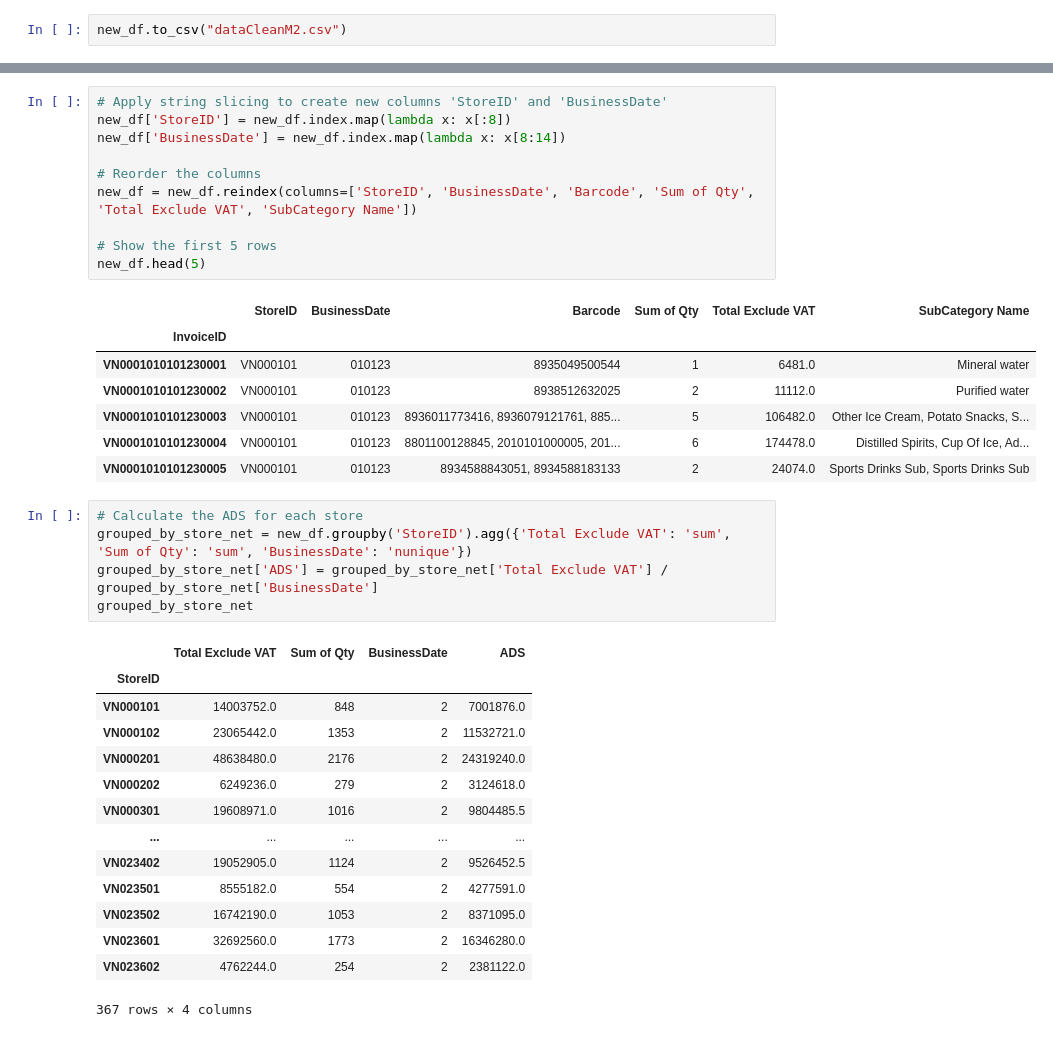
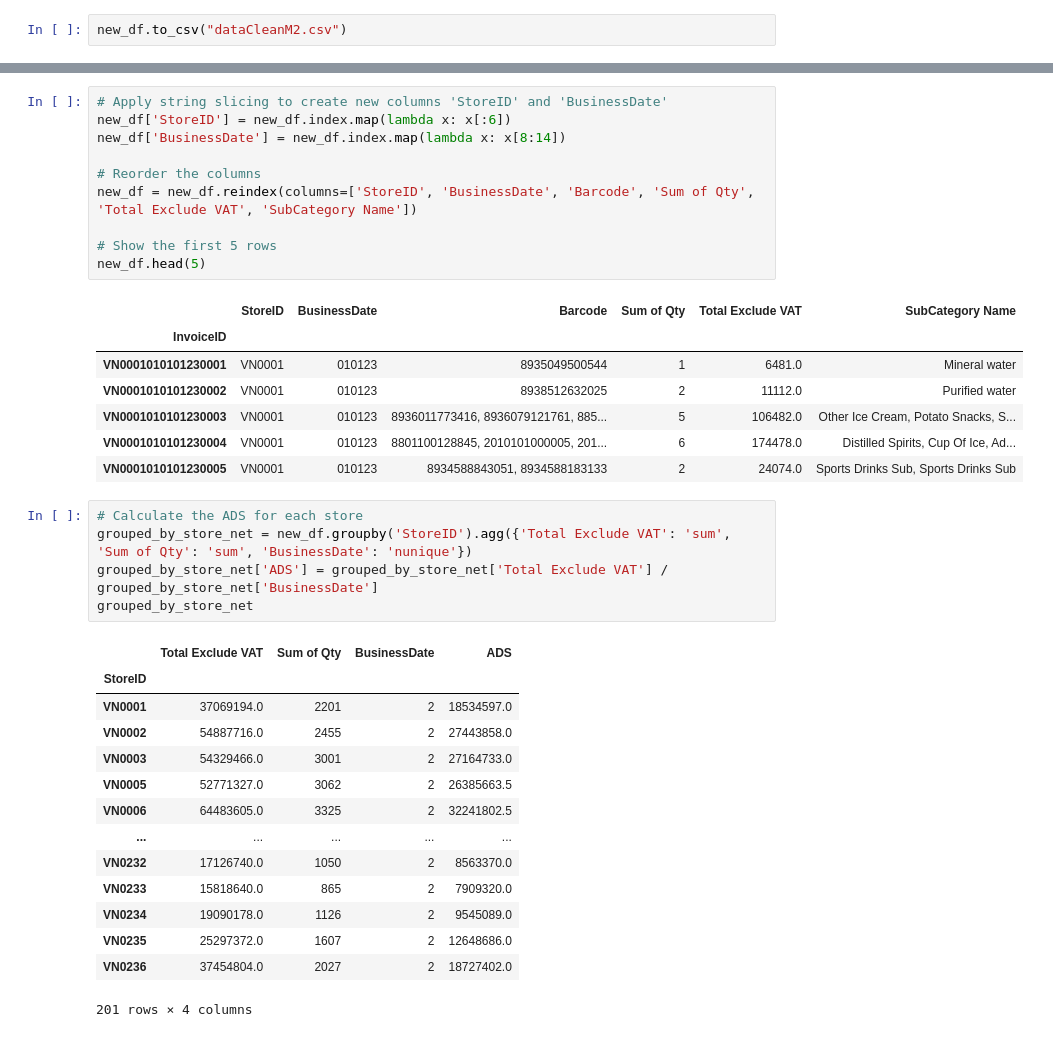
Before and after one commit to TrieuPH/python, a Jupyter notebook: Python/data/Basket-Analysis.ipynb, the cells around one changed output, grey strips where cells are left out. Cells and saved outputs as stored; diff of their text form.

```diff
--- a/Python/data/Basket-Analysis.ipynb
+++ b/Python/data/Basket-Analysis.ipynb
@@ -215,21 +215,21 @@ grouped_data.plot(kind='bar', figsize=(10, 5), rot=0)
 # %%
 # Apply string slicing to create new columns 'StoreID' and 'BusinessDate'
-new_df['StoreID'] = new_df.index.map(lambda x: x[:8])
+new_df['StoreID'] = new_df.index.map(lambda x: x[:6])
 new_df['BusinessDate'] = new_df.index.map(lambda x: x[8:14])
 
 # Reorder the columns
 new_df = new_df.reindex(columns=['StoreID', 'BusinessDate', 'Barcode', 'Sum of Qty', 'Total Exclude VAT', 'SubCategory Name'])
 
 # Show the first 5 rows
 new_df.head(5)
 # %% [output]
 |  | StoreID | BusinessDate | Barcode | Sum of Qty | Total Exclude VAT | SubCategory Name |
 | InvoiceID |  |  |  |  |  |  |
-| VN0001010101230001 | VN000101 | 010123 | 8935049500544 | 1 | 6481.0 | Mineral water |
-| VN0001010101230002 | VN000101 | 010123 | 8938512632025 | 2 | 11112.0 | Purified water |
-| VN0001010101230003 | VN000101 | 010123 | 8936011773416, 8936079121761, 885... | 5 | 106482.0 | Other Ice Cream, Potato Snacks, S... |
-| VN0001010101230004 | VN000101 | 010123 | 8801100128845, 2010101000005, 201... | 6 | 174478.0 | Distilled Spirits, Cup Of Ice, Ad... |
-| VN0001010101230005 | VN000101 | 010123 | 8934588843051, 8934588183133 | 2 | 24074.0 | Sports Drinks Sub, Sports Drinks Sub |
+| VN0001010101230001 | VN0001 | 010123 | 8935049500544 | 1 | 6481.0 | Mineral water |
+| VN0001010101230002 | VN0001 | 010123 | 8938512632025 | 2 | 11112.0 | Purified water |
+| VN0001010101230003 | VN0001 | 010123 | 8936011773416, 8936079121761, 885... | 5 | 106482.0 | Other Ice Cream, Potato Snacks, S... |
+| VN0001010101230004 | VN0001 | 010123 | 8801100128845, 2010101000005, 201... | 6 | 174478.0 | Distilled Spirits, Cup Of Ice, Ad... |
+| VN0001010101230005 | VN0001 | 010123 | 8934588843051, 8934588183133 | 2 | 24074.0 | Sports Drinks Sub, Sports Drinks Sub |
 # %%
 # Calculate the ADS for each store
 grouped_by_store_net = new_df.groupby('StoreID').agg({'Total Exclude VAT': 'sum', 'Sum of Qty': 'sum', 'BusinessDate': 'nunique'})
@@ -238,15 +238,15 @@ grouped_by_store_net
 # %% [output]
 |  | Total Exclude VAT | Sum of Qty | BusinessDate | ADS |
 | StoreID |  |  |  |  |
-| VN000101 | 14003752.0 | 848 | 2 | 7001876.0 |
-| VN000102 | 23065442.0 | 1353 | 2 | 11532721.0 |
-| VN000201 | 48638480.0 | 2176 | 2 | 24319240.0 |
-| VN000202 | 6249236.0 | 279 | 2 | 3124618.0 |
-| VN000301 | 19608971.0 | 1016 | 2 | 9804485.5 |
+| VN0001 | 37069194.0 | 2201 | 2 | 18534597.0 |
+| VN0002 | 54887716.0 | 2455 | 2 | 27443858.0 |
+| VN0003 | 54329466.0 | 3001 | 2 | 27164733.0 |
+| VN0005 | 52771327.0 | 3062 | 2 | 26385663.5 |
+| VN0006 | 64483605.0 | 3325 | 2 | 32241802.5 |
 | ... | ... | ... | ... | ... |
-| VN023402 | 19052905.0 | 1124 | 2 | 9526452.5 |
-| VN023501 | 8555182.0 | 554 | 2 | 4277591.0 |
-| VN023502 | 16742190.0 | 1053 | 2 | 8371095.0 |
-| VN023601 | 32692560.0 | 1773 | 2 | 16346280.0 |
-| VN023602 | 4762244.0 | 254 | 2 | 2381122.0 |
+| VN0232 | 17126740.0 | 1050 | 2 | 8563370.0 |
+| VN0233 | 15818640.0 | 865 | 2 | 7909320.0 |
+| VN0234 | 19090178.0 | 1126 | 2 | 9545089.0 |
+| VN0235 | 25297372.0 | 1607 | 2 | 12648686.0 |
+| VN0236 | 37454804.0 | 2027 | 2 | 18727402.0 |
-367 rows × 4 columns
+201 rows × 4 columns
```
Also changed, not shown: parts of 6 cells of this notebook, 1 other file.
